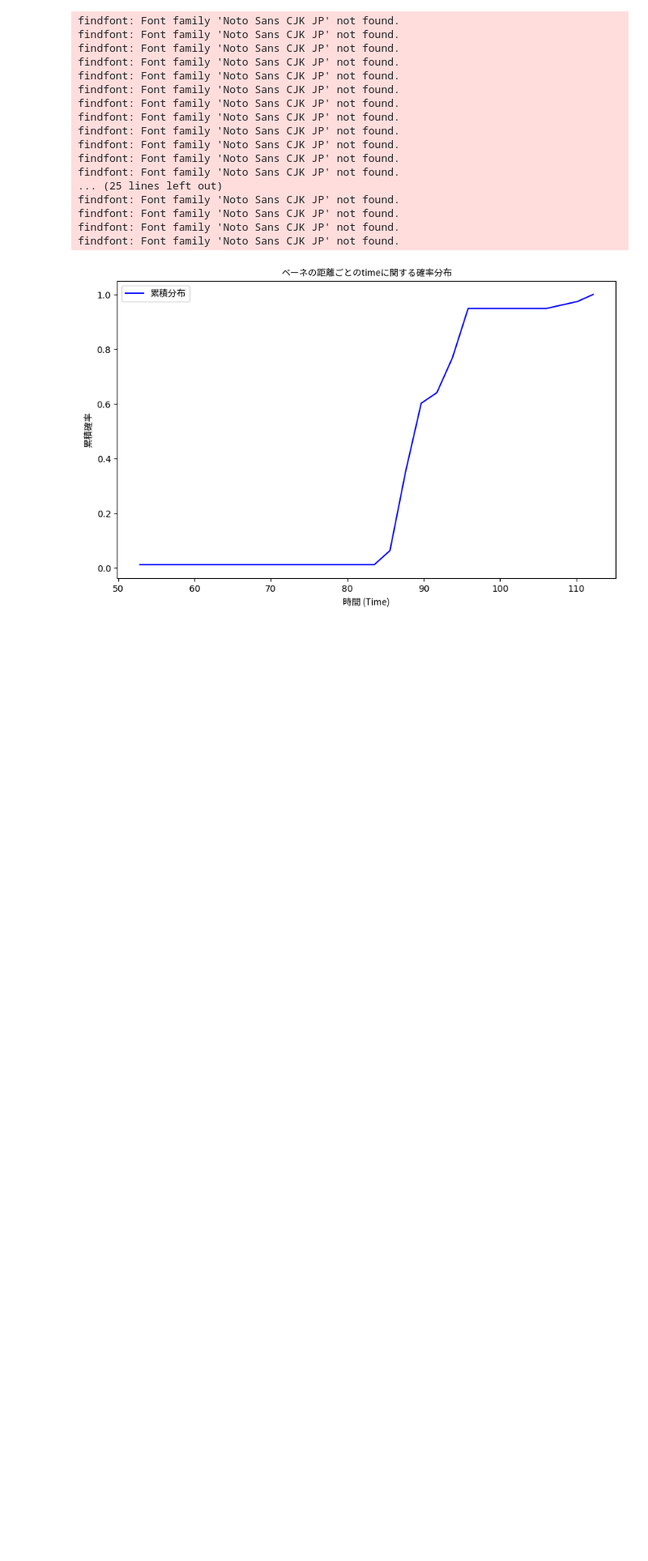
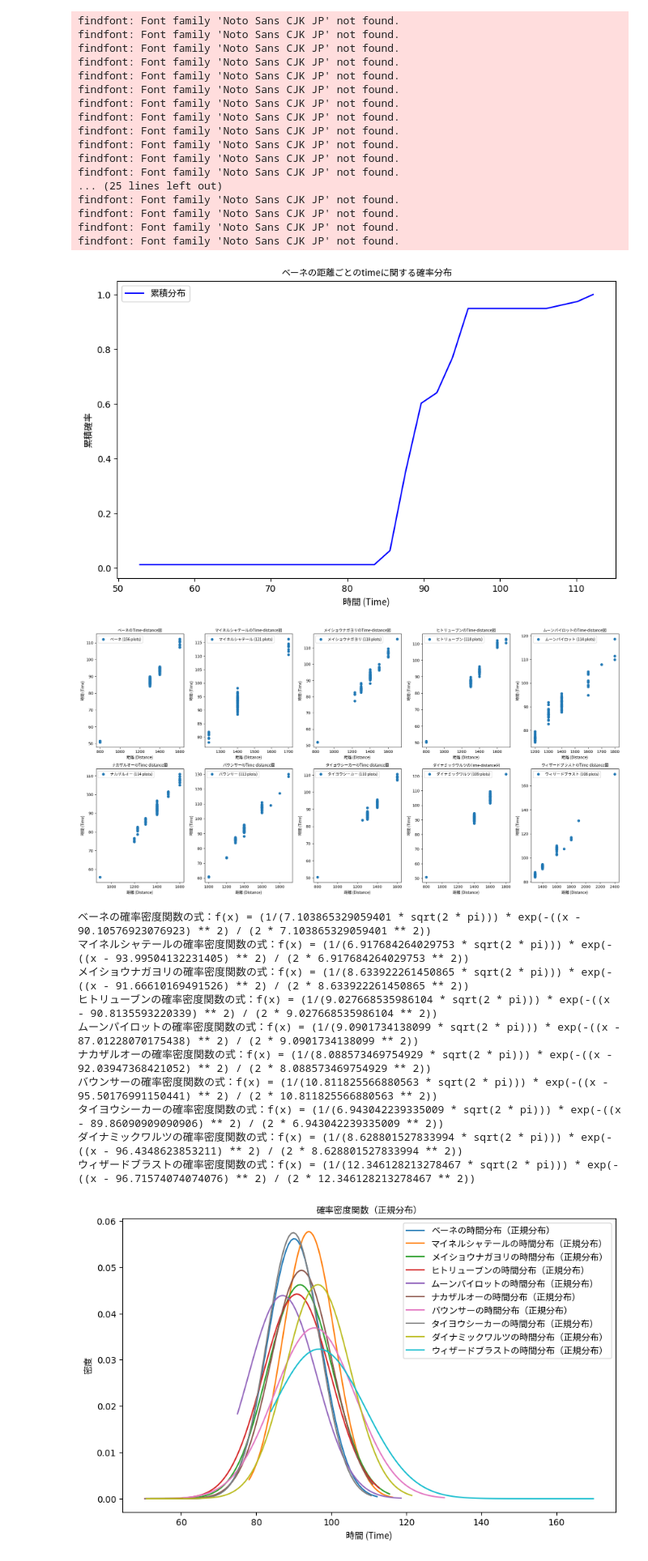
Before and after one commit to yuutaro/ProjectTeam5, a Jupyter notebook: workspace/team1/notebook/shin.ipynb, the cells around one changed output. Shown at 81% size. Saved outputs shown, nothing was run; the diff lists cells and outputs as text; code cells hidden in the pictures; blank space fills up the shorter version.

```diff
--- a/workspace/team1/notebook/shin.ipynb
+++ b/workspace/team1/notebook/shin.ipynb
@@ -1060,3 +1060,77 @@ findfont: Font family 'Noto Sans CJK JP' not found.
 findfont: Font family 'Noto Sans CJK JP' not found.
 findfont: Font family 'Noto Sans CJK JP' not found.
 [figure]
+# %%
+import pandas as pd
+import numpy as np
+import matplotlib.pyplot as plt
+from matplotlib import font_manager
+from scipy.stats import norm
+
+# フォント設定
+font_path = "/usr/share/fonts/opentype/noto/NotoSansCJK-Regular.ttc"  # 適切なフォントパスを指定
+font_prop = font_manager.FontProperties(fname=font_path)
+
+# データの読み込み
+df = pd.read_csv('../notebook/data-shin/filtered_data.csv', low_memory=False)
+
+# 必要なカテゴリ変数の数値化
+df['Jockey'] = pd.factorize(df['Jockey'])[0]
+df['Trainer'] = pd.factorize(df['Trainer'])[0]
+df['Banushi'] = pd.factorize(df['Banushi'])[0]
+df['Track'] = pd.factorize(df['Track'])[0]
+df['Weather'] = pd.factorize(df['Weather'])[0]
+df['Sex'] = pd.factorize(df['Sex'])[0]
+
+# 日付データをカテゴリ型に変換
+df['Date'] = pd.to_datetime(df['Date'])
+df['Date'] = df['Date'].map(lambda date: date.toordinal())
+
+# 不要なカラムを削除
+df = df.drop(['Code', 'Horse Number'], axis=1)
+
+# Weight列の処理
+df['Weight'] = df['Weight'].apply(lambda x: float(str(x).split('(')[0]) if pd.notnull(x) else np.nan)
+df['Change'] = df['Change'].apply(lambda x: float(x) if pd.notnull(x) else np.nan)
+
+# 出現頻度上位10の馬のTime-distance図を作成
+top_10_horses = df['Horse Name'].value_counts().nlargest(10).index
+fig, axs = plt.subplots(2, 5, figsize=(20, 10))
+for i, horse in enumerate(top_10_horses):
+    horse_data = df[df['Horse Name'] == horse]
+    ax = axs[i // 5, i % 5]
+    ax.plot(horse_data['Dis'], horse_data['Time'], 'o', label=f'{horse} ({len(horse_data)} plots)')
+    ax.set_xlabel('距離 (Distance)', fontproperties=font_prop)
+    ax.set_ylabel('時間 (Time)', fontproperties=font_prop)
+    ax.set_title(f'{horse}のTime-distance図', fontproperties=font_prop)
+    ax.legend(prop=font_prop)
+plt.tight_layout()
+plt.show()
+
+# 確率密度関数の描画（正規分布を仮定）
+fig, ax = plt.subplots(figsize=(10, 6))
+for horse in top_10_horses:
+    horse_data = df[df['Horse Name'] == horse]
+    mean, std = norm.fit(horse_data['Time'])
+    x = np.linspace(horse_data['Time'].min(), horse_data['Time'].max(), 100)
+    y = norm.pdf(x, mean, std)
+    ax.plot(x, y, label=f'{horse}の時間分布（正規分布）')
+    print(f"{horse}の確率密度関数の式：f(x) = (1/({std} * sqrt(2 * pi))) * exp(-((x - {mean}) ** 2) / (2 * {std} ** 2))")
+ax.set_xlabel('時間 (Time)', fontproperties=font_prop)
+ax.set_ylabel('密度', fontproperties=font_prop)
+ax.set_title('確率密度関数（正規分布）', fontproperties=font_prop)
+ax.legend(prop=font_prop)
+plt.show()
+# %% [output]
+[figure, added]
+ベーネの確率密度関数の式：f(x) = (1/(7.103865329059401 * sqrt(2 * pi))) * exp(-((x - 90.10576923076923) ** 2) / (2 * 7.103865329059401 ** 2))
+マイネルシャテールの確率密度関数の式：f(x) = (1/(6.917684264029753 * sqrt(2 * pi))) * exp(-((x - 93.99504132231405) ** 2) / (2 * 6.917684264029753 ** 2))
+メイショウナガヨリの確率密度関数の式：f(x) = (1/(8.633922261450865 * sqrt(2 * pi))) * exp(-((x - 91.66610169491526) ** 2) / (2 * 8.633922261450865 ** 2))
+ヒトリューブンの確率密度関数の式：f(x) = (1/(9.027668535986104 * sqrt(2 * pi))) * exp(-((x - 90.8135593220339) ** 2) / (2 * 9.027668535986104 ** 2))
+ムーンパイロットの確率密度関数の式：f(x) = (1/(9.0901734138099 * sqrt(2 * pi))) * exp(-((x - 87.01228070175438) ** 2) / (2 * 9.0901734138099 ** 2))
+ナカザルオーの確率密度関数の式：f(x) = (1/(8.088573469754929 * sqrt(2 * pi))) * exp(-((x - 92.03947368421052) ** 2) / (2 * 8.088573469754929 ** 2))
+バウンサーの確率密度関数の式：f(x) = (1/(10.811825566880563 * sqrt(2 * pi))) * exp(-((x - 95.50176991150441) ** 2) / (2 * 10.811825566880563 ** 2))
+タイヨウシーカーの確率密度関数の式：f(x) = (1/(6.943042239335009 * sqrt(2 * pi))) * exp(-((x - 89.86090909090906) ** 2) / (2 * 6.943042239335009 ** 2))
+ダイナミックワルツの確率密度関数の式：f(x) = (1/(8.628801527833994 * sqrt(2 * pi))) * exp(-((x - 96.4348623853211) ** 2) / (2 * 8.628801527833994 ** 2))
+ウィザードブラストの確率密度関数の式：f(x) = (1/(12.346128213278467 * sqrt(2 * pi))) * exp(-((x - 96.71574074074076) ** 2) / (2 * 12.346128213278467 ** 2))
+[figure, added]
```
